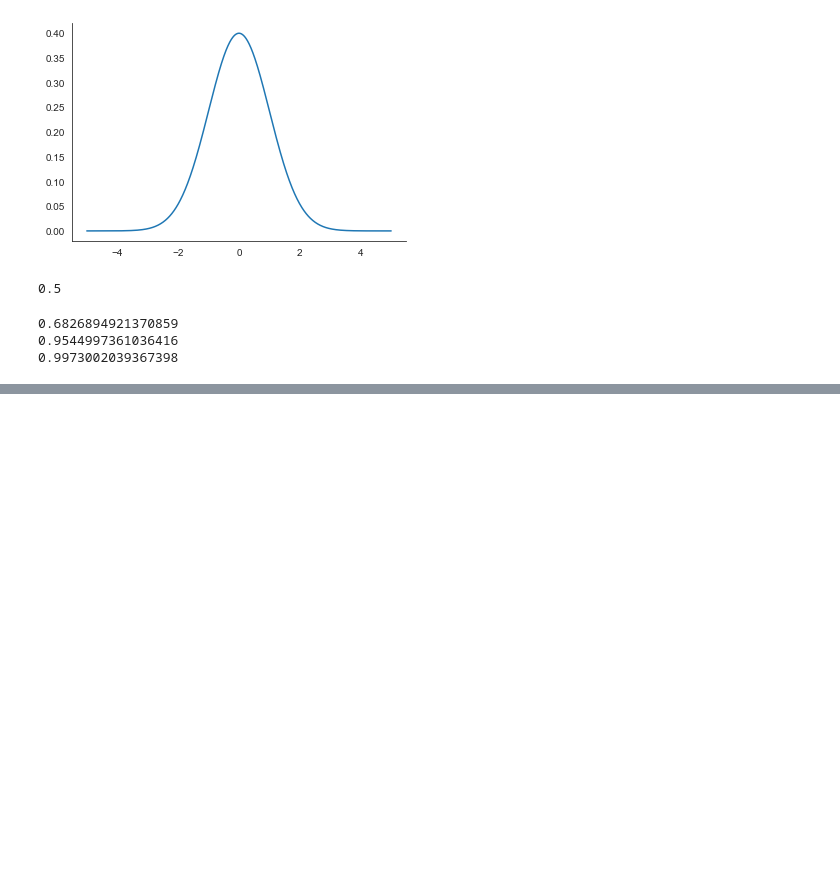
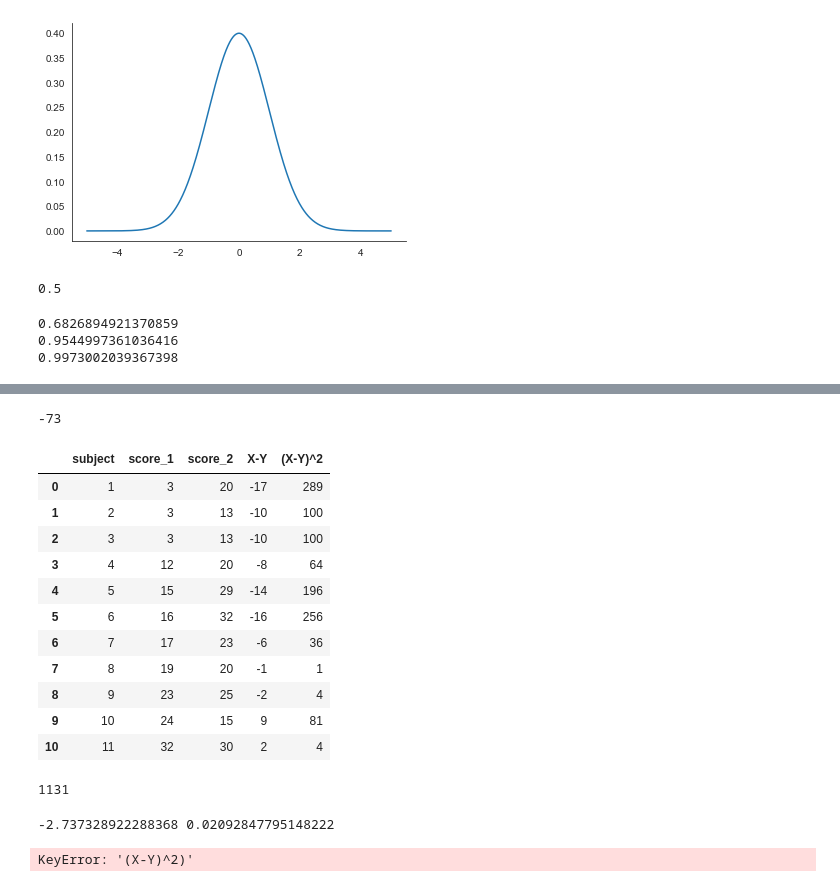
Before and after one commit to ccentola/python-stats, a Jupyter notebook: statistical_tests.ipynb, the cells around one changed output, grey strips where cells are left out. Cells and saved outputs as stored; diff of their text form; code cells hidden in the pictures; blank space fills up the shorter version.

```diff
--- a/statistical_tests.ipynb
+++ b/statistical_tests.ipynb
@@ -79,0 +228,10 @@ print(norm.cdf(3,mu,sigma) - norm.cdf(-3,mu,sigma))
+# %%
+# paired samples t-test
+d = {
+    'subject':[1,2,3,4,5,6,7,8,9,10,11],
+    'score_1':[3,3,3,12,15,16,17,19,23,24,32],
+    'score_2':[20,13,13,20,29,32,23,20,25,15,30]
+}
+
+df = pd.DataFrame(d)
+df
@@ -79,0 +251,4 @@ print(norm.cdf(3,mu,sigma) - norm.cdf(-3,mu,sigma))
+# %%
+# subtract Y scores from X scores
+df['X-Y'] = df['score_1'] - df['score_2']
+df
@@ -79,0 +268,36 @@ print(norm.cdf(3,mu,sigma) - norm.cdf(-3,mu,sigma))
+# %%
+# sum up X-Y
+df['X-Y'].sum()
+# %% [output]
+-73
+# %%
+# square differences from step 1
+df['(X-Y)^2'] = df['X-Y'] ** 2
+df
+# %% [output]
+|  | subject | score_1 | score_2 | X-Y | (X-Y)^2 |
+| 0 | 1 | 3 | 20 | -17 | 289 |
+| 1 | 2 | 3 | 13 | -10 | 100 |
+| 2 | 3 | 3 | 13 | -10 | 100 |
+| 3 | 4 | 12 | 20 | -8 | 64 |
+| 4 | 5 | 15 | 29 | -14 | 196 |
+| 5 | 6 | 16 | 32 | -16 | 256 |
+| 6 | 7 | 17 | 23 | -6 | 36 |
+| 7 | 8 | 19 | 20 | -1 | 1 |
+| 8 | 9 | 23 | 25 | -2 | 4 |
+| 9 | 10 | 24 | 15 | 9 | 81 |
+| 10 | 11 | 32 | 30 | 2 | 4 |
+# %%
+#
+df['(X-Y)^2'].sum()
+# %% [output]
+1131
+# %%
+t,p = stats.ttest_rel(df['score_1'],df['score_2'])
+print(t,p)
+# %% [output]
+-2.737328922288368 0.02092847795148222
+# %%
+(df['score_1'] - df['score_2']) / df['(X-Y)^2)']
+# %% [output]
+KeyError: '(X-Y)^2)'
```
Also changed, not shown: parts of 16 cells of this notebook, 2 other files.
